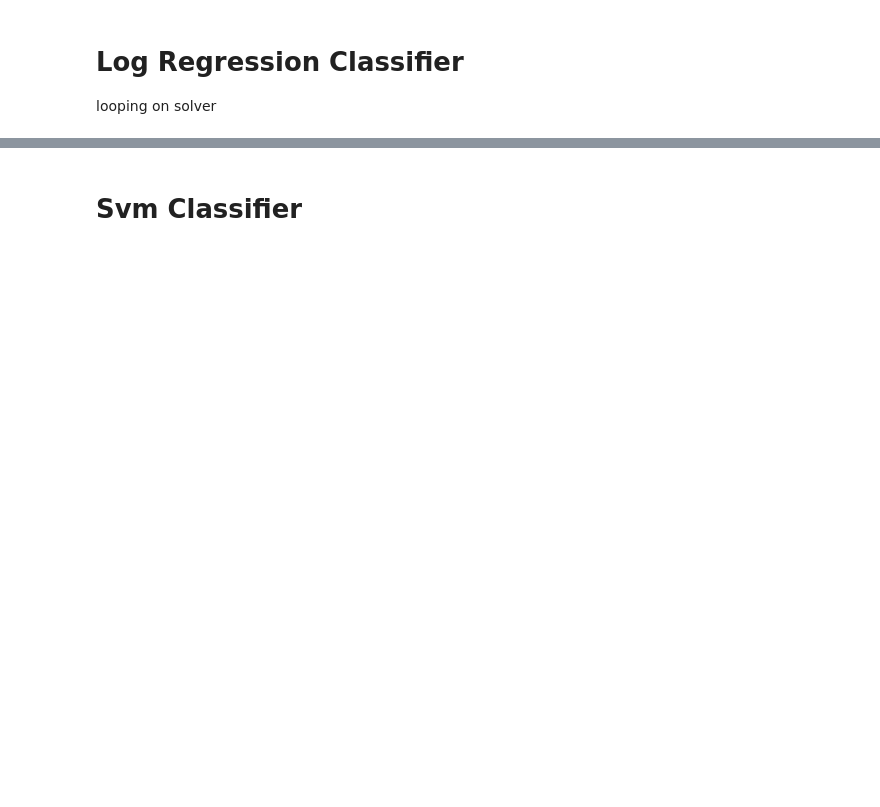
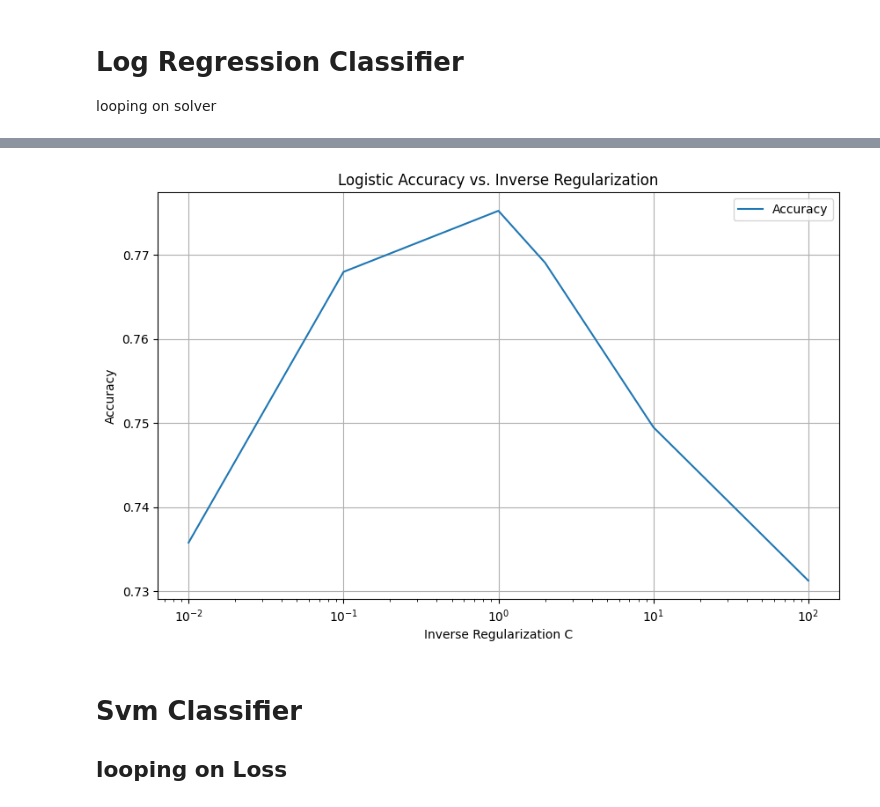
Before and after one commit to alaamub/comp-6630, a Jupyter notebook: main.ipynb, the cells around one changed output, grey strips where cells are left out. Drawn from its saved outputs; the diff is of its cells as text; code cells hidden in the pictures; blank space fills up the shorter version.

```diff
--- a/main.ipynb
+++ b/main.ipynb
@@ -331,0 +399,16 @@ plt.show()
+# %%
+Reg = [0.01, 0.1, 1, 2, 10, 100]
+acc = []
+
+for r in Reg:
+    # Train the Logistic Regression Classifier
+    log_reg = LogisticRegression(max_iter=300, C=r)
+    log_reg.fit(X_train, y_train)
+
+    # Make Predictions on the test set with Logistic Regression
+    y_pred_lr = log_reg.predict(X_test)
+
+    # Evaluate the Logistic Regression Model
+    accuracy_lr = accuracy_score(y_test, y_pred_lr)
+    report_lr = classification_report(y_test, y_pred_lr, zero_division=0)
+    acc.append(accuracy_lr)
@@ -332,5 +433,18 @@ plt.show()
+# %%
+plt.figure(figsize=(10, 6))
+plt.plot(Reg, acc, label='Accuracy')
+plt.xlabel('Inverse Regularization C')
+plt.ylabel('Accuracy')
+plt.title('Logistic Accuracy vs. Inverse Regularization')
+plt.xscale('log')
+plt.legend()
+plt.grid(True)
+plt.show()
+# %% [output]
+[figure, added]
 # %% [markdown]
 # Svm Classifier
+## looping on Loss
 # %%
 # Step 11: Train the SVM Classifier
 # Initialize the SVM classifier with a linear kernel
```
Also changed, not shown: parts of 21 cells of this notebook.
